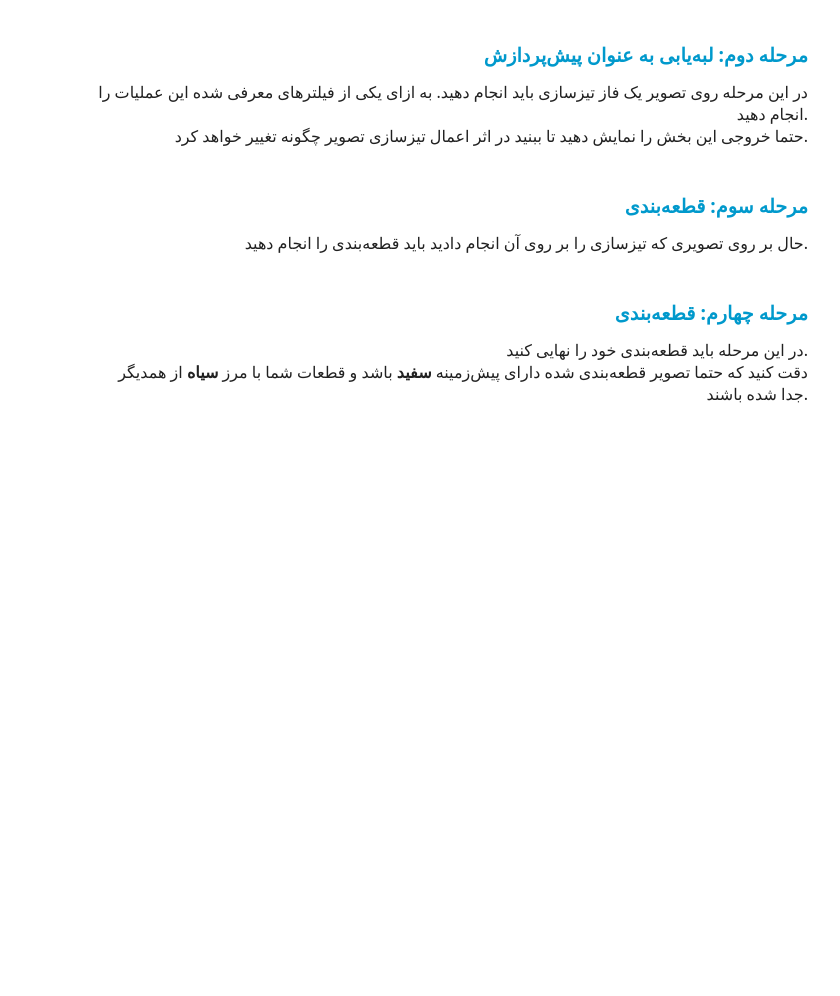
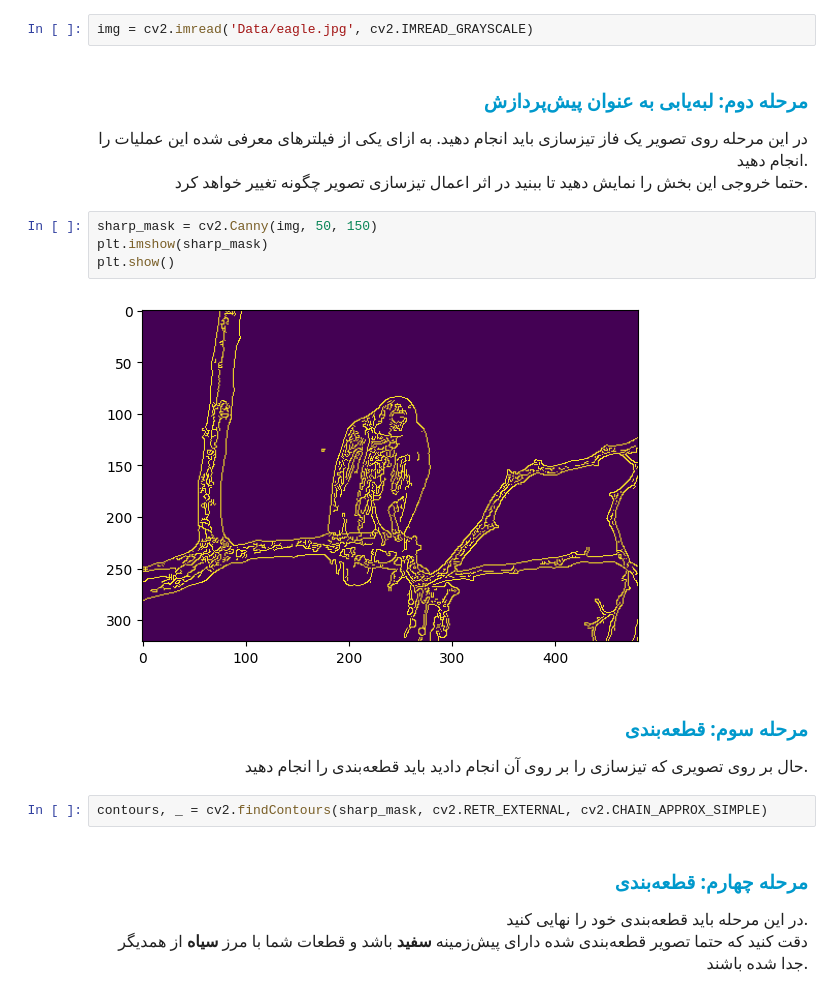
Before and after one commit to mahajialirezaei/image-processing-codes, a Jupyter notebook: Img-edges-Segmentation/notebook.ipynb, the cells around one changed output. Saved outputs shown, nothing was run; the diff lists cells and outputs as text; blank space fills up the shorter version.

Commit message:
use canny to sharp img, use external contours to segment sharped img,

```diff
--- a/Img-edges-Segmentation/notebook.ipynb
+++ b/Img-edges-Segmentation/notebook.ipynb
@@ -34,6 +34,8 @@ import matplotlib.pyplot as plt
 Data/eagle.jpg
 </font>
 </p>
+# %%
+img = cv2.imread('Data/eagle.jpg', cv2.IMREAD_GRAYSCALE)
 # %% [markdown]
 <h3 align=right style="line-height:200%;font-family:vazir;color:#0099cc">
 <font face="vazir" color="#0099cc">
@@ -48,6 +50,12 @@ Data/eagle.jpg
  حتما خروجی این بخش را نمایش دهید تا ببنید در اثر اعمال تیزسازی تصویر چگونه تغییر خواهد کرد.
 </font>
 </p>
+# %%
+sharp_mask = cv2.Canny(img, 50, 150)
+plt.imshow(sharp_mask)
+plt.show()
+# %% [output]
+[figure, added]
 # %% [markdown]
 <h3 align=right style="line-height:200%;font-family:vazir;color:#0099cc">
 <font face="vazir" color="#0099cc">
@@ -60,6 +68,8 @@ Data/eagle.jpg
 حال بر روی تصویری که تیزسازی را بر روی آن انجام دادید باید قطعه‌بندی را انجام دهید.
 </font>
 </p>
+# %%
+contours, _ = cv2.findContours(sharp_mask, cv2.RETR_EXTERNAL, cv2.CHAIN_APPROX_SIMPLE)
 # %% [markdown]
 <h3 align=right style="line-height:200%;font-family:vazir;color:#0099cc">
 <font face="vazir" color="#0099cc">
```
Also changed, not shown: parts of 2 cells of this notebook.
